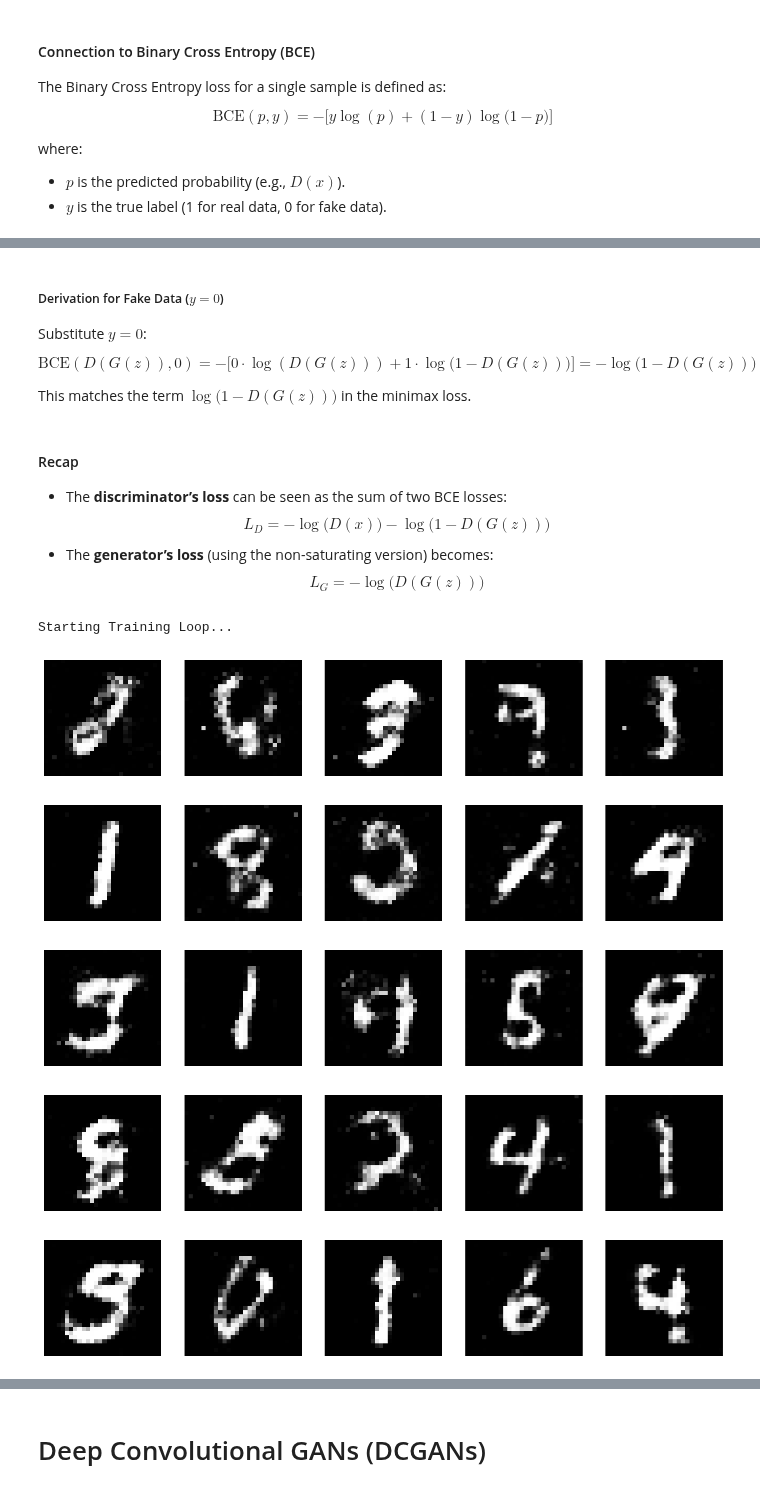
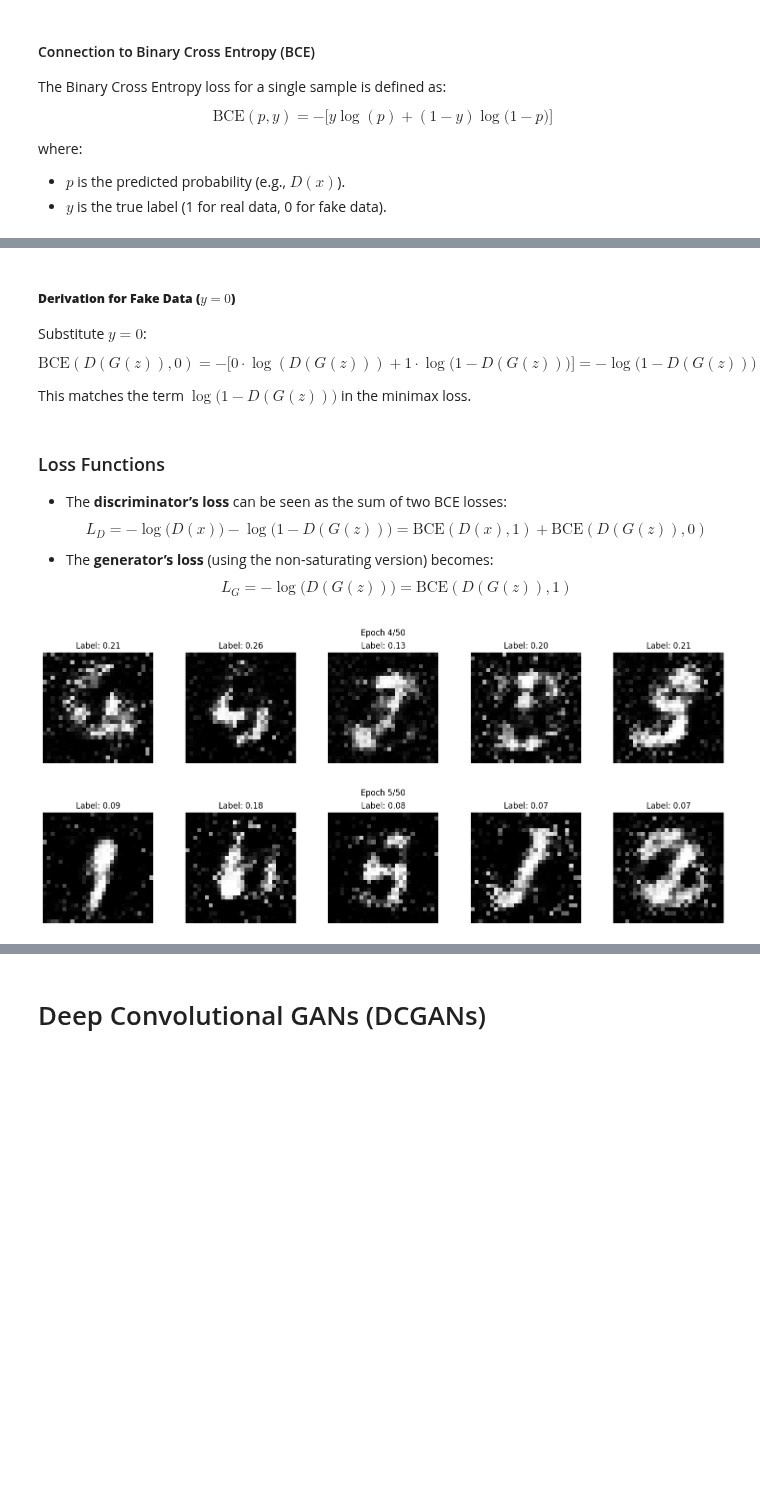
Before and after one commit to hussamalafandi/Generative_AI, a Jupyter notebook: 02/02_GANs.ipynb, the cells around one changed output, grey strips where cells are left out. Cells and saved outputs as stored; diff of their text form; code cells hidden in the pictures; blank space fills up the shorter version.

```diff
--- a/02/02_GANs.ipynb
+++ b/02/02_GANs.ipynb
@@ -119,0 +101,6 @@ Estimated Total Size (MB): 3.60
+# %%
+from gan.gan import Generator
+
+generator = Generator(config['latent_dim']).to(device)
+
+display(Code(inspect.getsource(Generator), language="python"))
@@ -122,10 +127,9 @@ Estimated Total Size (MB): 3.60
 
 The discriminator is a convolutional network that takes an image as input and outputs a single scalar representing the probability that the input is real.
 # %%
-discriminator = Discriminator()
+from gan.gan import Discriminator
 
-torchinfo.summary(discriminator,
-                  input_size=(config["batch_size"], 28, 28),
-                  col_names=["input_size", "output_size", "num_params", "mult_adds"],
-                  row_settings=["var_names"])
+discriminator = Discriminator().to(device)
+
+display(Code(inspect.getsource(Discriminator), language="python"))
 # %% [output]
@@ -192,7 +237,7 @@ $$
 
 This directly corresponds to the term $\log D(x)$ in the GAN minimax loss.
 # %% [markdown]
-##### Derivation for Fake Data ($ y = 0 $)
+##### **Derivation for Fake Data ($ y = 0 $)**
 
 Substitute $ y = 0 $:
 
@@ -202,25 +247,27 @@ $$
 
 This matches the term $\log\big(1-D(G(z))\big)$ in the minimax loss.
 # %% [markdown]
-#### Recap
+### Loss Functions
 
 - The **discriminator’s loss** can be seen as the sum of two BCE losses:
   $$
-  L_D = -\log\big(D(x)\big) - \log\big(1-D(G(z))\big)
+  L_D = -\log\big(D(x)\big) - \log\big(1-D(G(z))\big) = \boxed{\text{BCE}(D(x), 1) + \text{BCE}(D(G(z)), 0)}
   $$
 - The **generator’s loss** (using the non-saturating version) becomes:
   $$
-  L_G = -\log\big(D(G(z))\big)
+  L_G = -\log\big(D(G(z))\big) = \boxed{\text{BCE}(D(G(z)), 1)}
   $$
 # %%
 # Setup optimizers for both G and D
-optimizerG = optim.Adam(generator.parameters(), lr=config["learning_rate"])
-optimizerD = optim.Adam(discriminator.parameters(), lr=config["learning_rate"])
+optimizerG = optim.Adam(generator.parameters(), lr=config["lr"], betas=(config['beta1'], 0.9), weight_decay=config['weight_decay'])
+optimizerD = optim.Adam(discriminator.parameters(), lr=config["lr"], betas=(config['beta1'], 0.9), weight_decay=config['weight_decay'])
 
 
 print("Starting Training Loop...")
-for epoch in tqdm(range(config["epochs"]), desc="Training Epochs", leave=False):
-    for i, (imgs, _) in enumerate(tqdm(dataloader, desc=f"Processing Batches for Epoch {epoch+1}", leave=False)):
+for epoch in range(5):
+    generator.train()
+    discriminator.train()
+    for i, (imgs, _) in enumerate(tqdm(dataloader, desc=f"Epoch {epoch+1}/{config['epochs']}", leave=False)):
         batch_size = imgs.size(0)
         imgs = imgs.to(device)
 
@@ -229,45 +276,37 @@ for epoch in tqdm(range(config["epochs"]), desc="Training Epochs", leave=False):
         fake = torch.zeros(batch_size, 1, device=device)
 
         # -----------------
         #  Train Generator
         # -----------------
         optimizerG.zero_grad()
 
         # Generate a batch of images
         z = torch.randn(batch_size, config["latent_dim"], device=device)
         fake_imgs = generator(z)
 
         # Loss: generator tries to fool the discriminator
         g_loss = F.binary_cross_entropy(discriminator(fake_imgs), valid)
         g_loss.backward()
         optimizerG.step()
 
         # ---------------------
         #  Train Discriminator
         # ---------------------
         optimizerD.zero_grad()
 
         real_loss = F.binary_cross_entropy(discriminator(imgs), valid)
         fake_loss = F.binary_cross_entropy(discriminator(fake_imgs.detach()), fake)
 
         d_loss = (real_loss + fake_loss) / 2
         d_loss.backward()
         optimizerD.step()
 
+    # Clear the output to keep the notebook clean
+    if epoch % 3 == 0:
+        clear_output(wait=True)
+
     # Plot 5 generated images after each epoch to show the generator's training progress
-    with torch.no_grad():
-        noise = torch.randn(5, config["latent_dim"], device=device)
-        fake_imgs = generator(noise).detach().cpu()
-
-        fig, axes = plt.subplots(1, 5, figsize=(15, 3))
-        for idx, ax in enumerate(axes):
-            ax.imshow(fake_imgs[idx].squeeze().numpy(), cmap='gray')
-            ax.axis('off')
-        plt.show()
+    visualize_generated_images(generator, discriminator, config, device, epoch)
 # %% [output]
-Starting Training Loop...
-[figure, old version]
+[figure, new version]
-[figure, old version]
+[figure, new version]
-[figure, removed]
-[figure, removed]
-[figure, removed]
```
Also changed, not shown: parts of 27 cells of this notebook.
